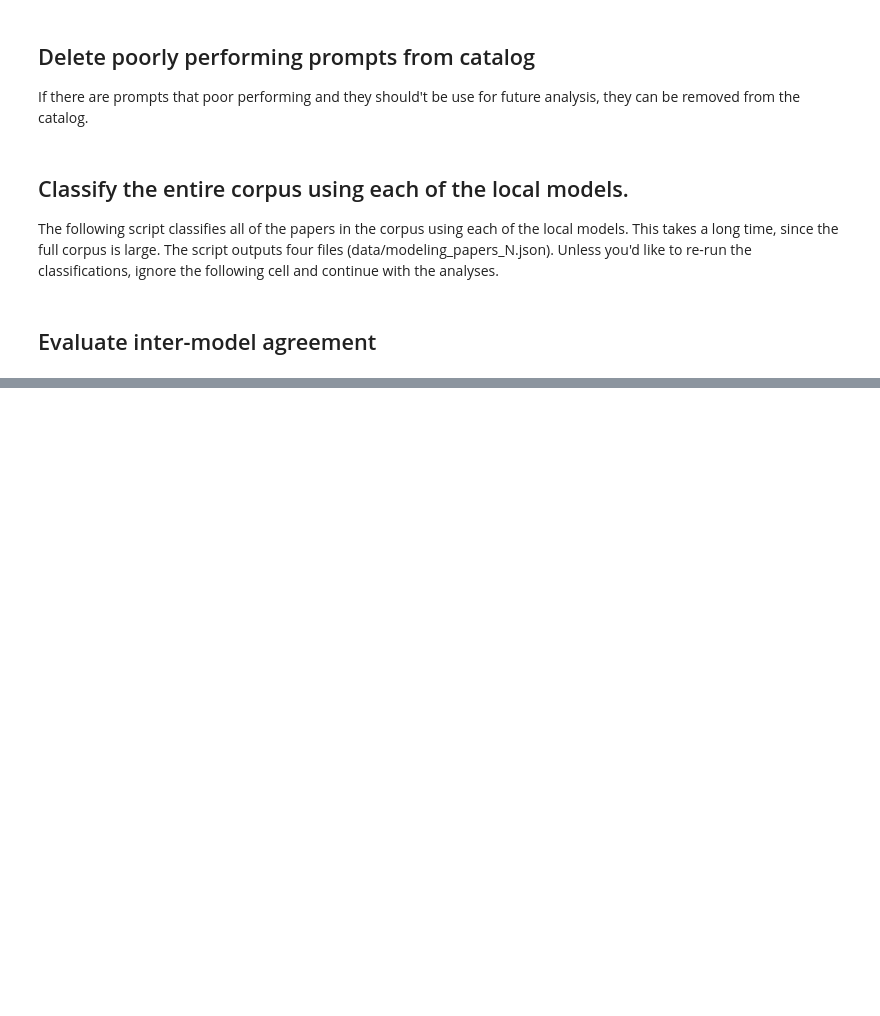
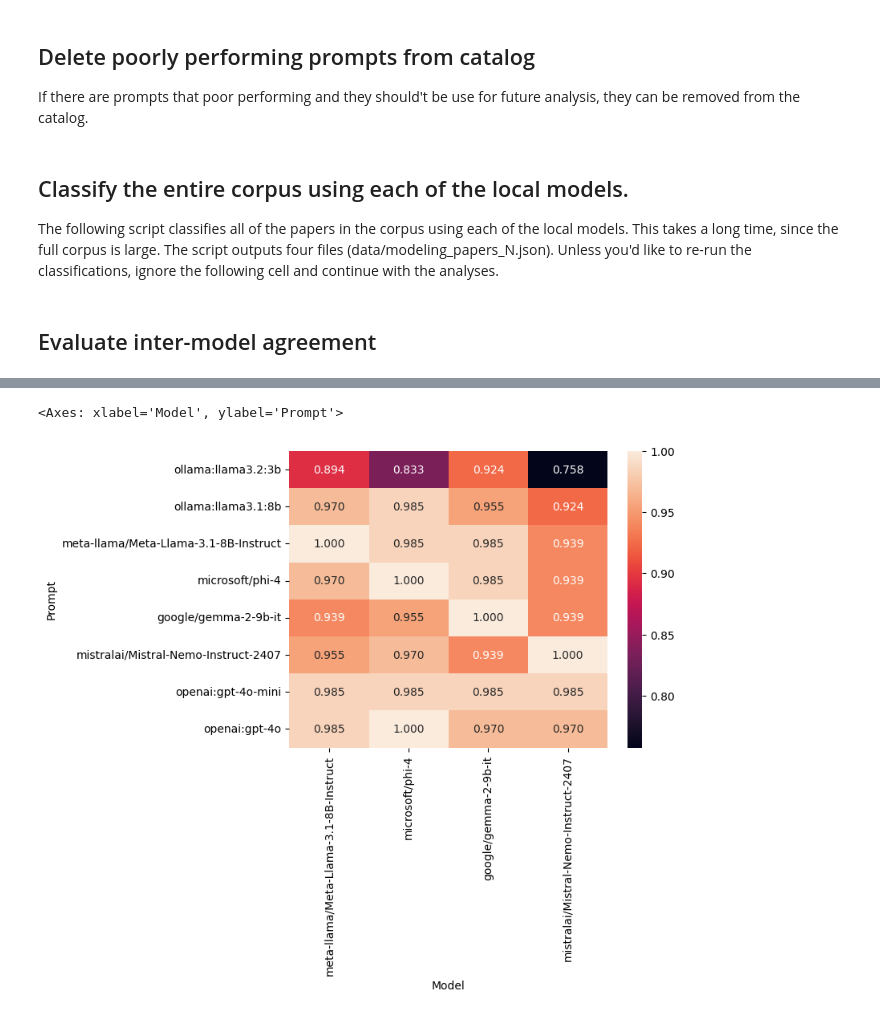
Before and after one commit to saxman/genscai, a Jupyter notebook: notebooks/05.5 - Classification Evaluation.ipynb, the cells around one changed output, grey strips where cells are left out. Saved outputs shown, nothing was run; the diff lists cells and outputs as text; code cells hidden in the pictures; blank space fills up the shorter version.

Commit message:
checking in evaluation notebook results

```diff
--- a/notebooks/05.5 - Classification Evaluation.ipynb
+++ b/notebooks/05.5 - Classification Evaluation.ipynb
@@ -75,0 +124,33 @@ sns.heatmap(df, annot=True)
+# %%
+import genscai.paths as paths
+import pandas as pd
+import json
+
+prompts = []
+models = []
+
+df_precision = pd.DataFrame()
+df_recall = pd.DataFrame()
+df_accuracy = pd.DataFrame()
+
+with open(paths.root / "scripts/results.txt", "r") as fin:
+    for line in fin:
+        if line.startswith('prompt'):
+            line = line.strip()
+            parts = line.split(', ')
+
+            parts[0] = parts[0][len('prompt: '):]
+            parts[1] = parts[1][len('model: '):]
+            parts[2] = parts[2][len('metrics: '):]
+
+            metrics = ', '.join(parts[2:])
+            metrics = metrics.replace("'", '"')
+            data = json.loads(metrics)
+
+            df_precision.loc[parts[0], parts[1]] = data['precision']
+            df_recall.loc[parts[0], parts[1]] = data['recall']
+            df_accuracy.loc[parts[0], parts[1]] = data['accuracy']
+
+df_accuracy.rename_axis("Model", axis="columns", inplace=True)
+df_accuracy.rename_axis("Prompt", axis="rows", inplace=True)
+df_accuracy
@@ -75,0 +168,5 @@ sns.heatmap(df, annot=True)
+# %%
+sns.heatmap(df_accuracy, annot=True, fmt=".3f")
+# %% [output]
+<Axes: xlabel='Model', ylabel='Prompt'>
+[figure, added]
```
Also changed, not shown: parts of 7 cells of this notebook, 1 other file.
